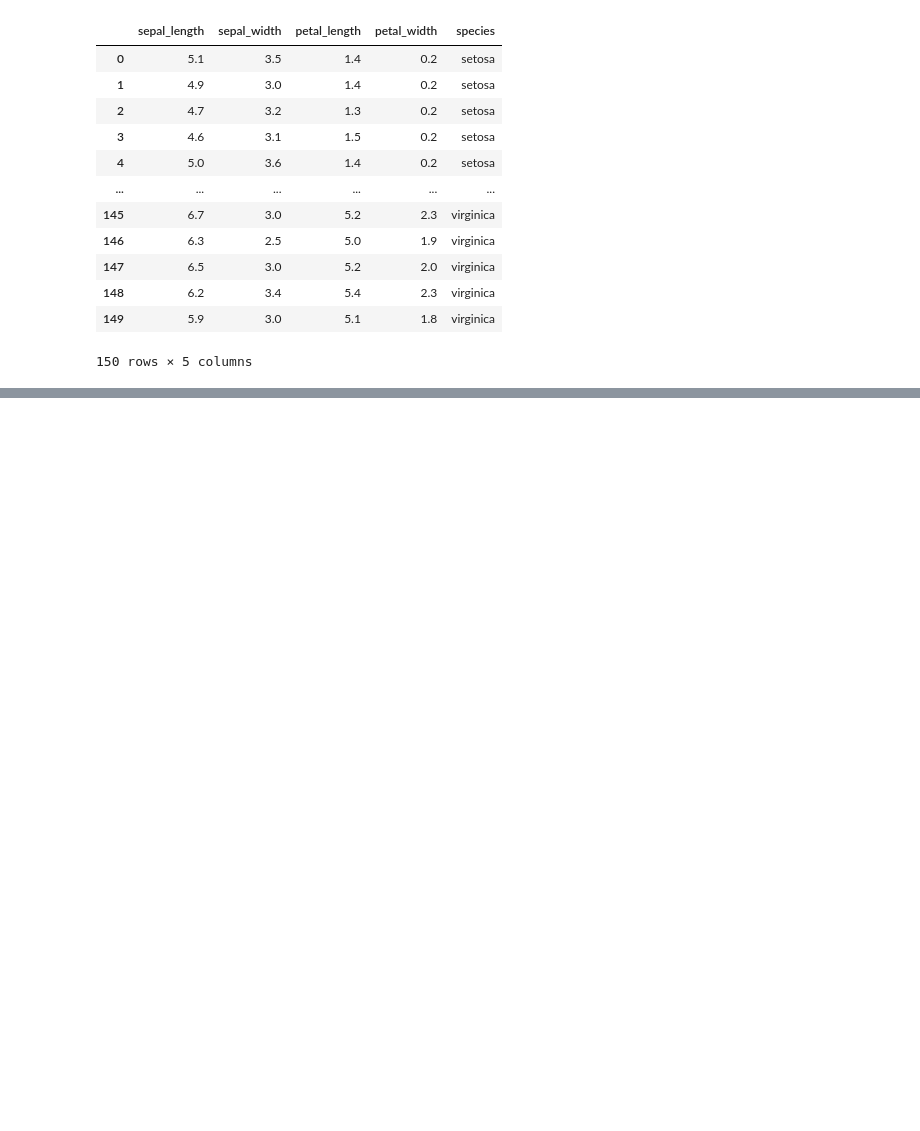
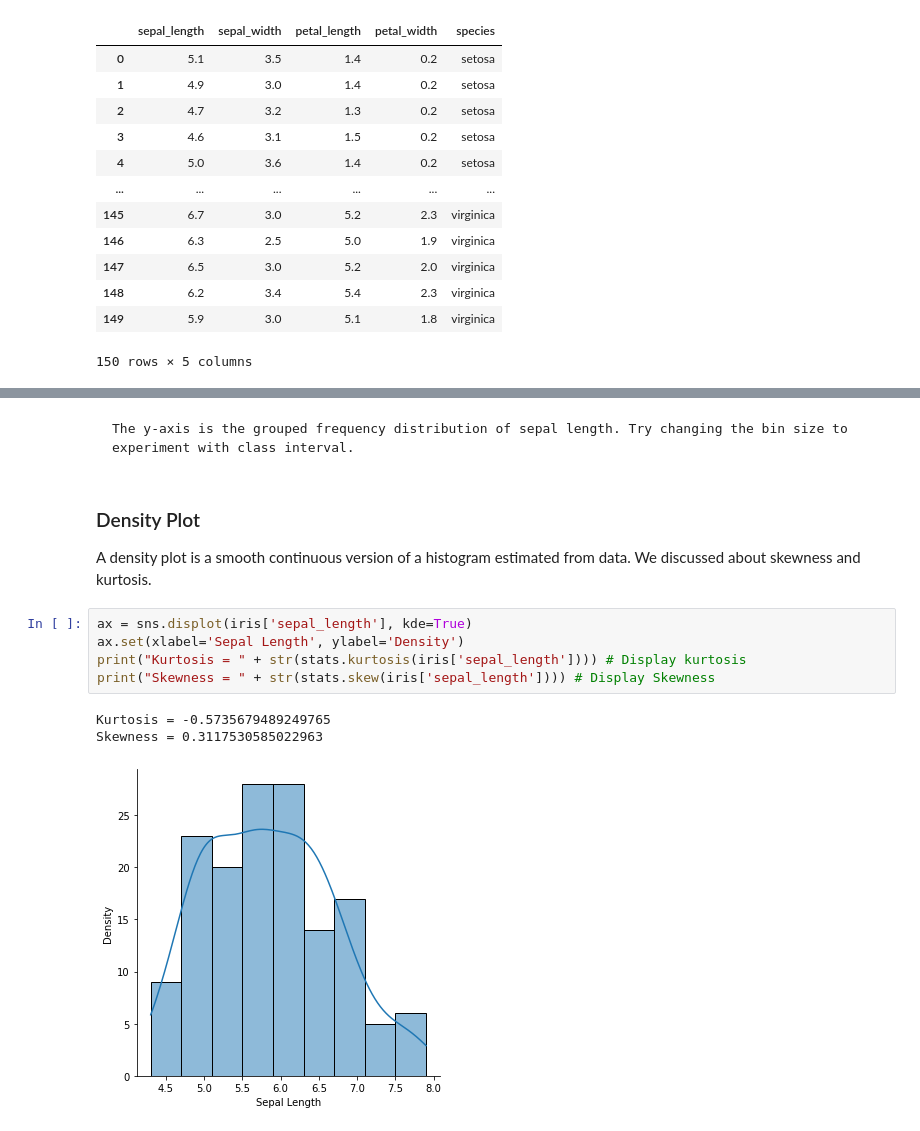
Before and after one commit to shaneahmed/StatswithPython, a Jupyter notebook: 03-DataVisualisation.ipynb, the cells around one changed output, grey strips where cells are left out. Cells and saved outputs as stored; diff of their text form; blank space fills up the shorter version.

```diff
--- a/03-DataVisualisation.ipynb
+++ b/03-DataVisualisation.ipynb
@@ -60,0 +76,14 @@ iris
+# %% [markdown]
+    The y-axis is the grouped frequency distribution of sepal length. Try changing the bin size to experiment with class interval.
+# %% [markdown]
+### Density Plot
+A density plot is a smooth continuous version of a histogram estimated from data. We discussed about skewness and kurtosis.
+# %%
+ax = sns.displot(iris['sepal_length'], kde=True)
+ax.set(xlabel='Sepal Length', ylabel='Density')
+print("Kurtosis = " + str(stats.kurtosis(iris['sepal_length']))) # Display kurtosis
+print("Skewness = " + str(stats.skew(iris['sepal_length']))) # Display Skewness
+# %% [output]
+Kurtosis = -0.5735679489249765
+Skewness = 0.3117530585022963
+[figure, added]
```
Also changed, not shown: parts of 10 cells of this notebook.
